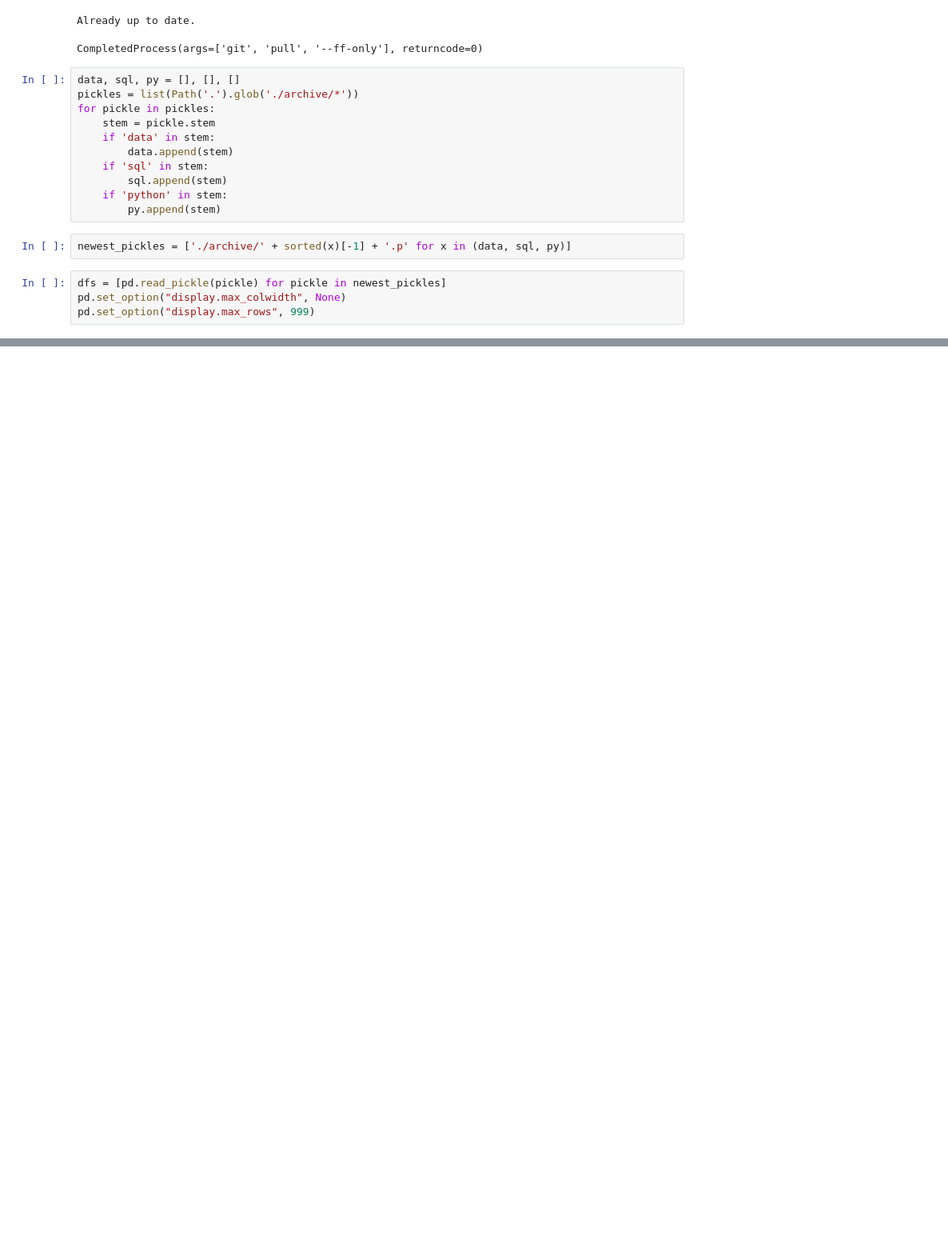
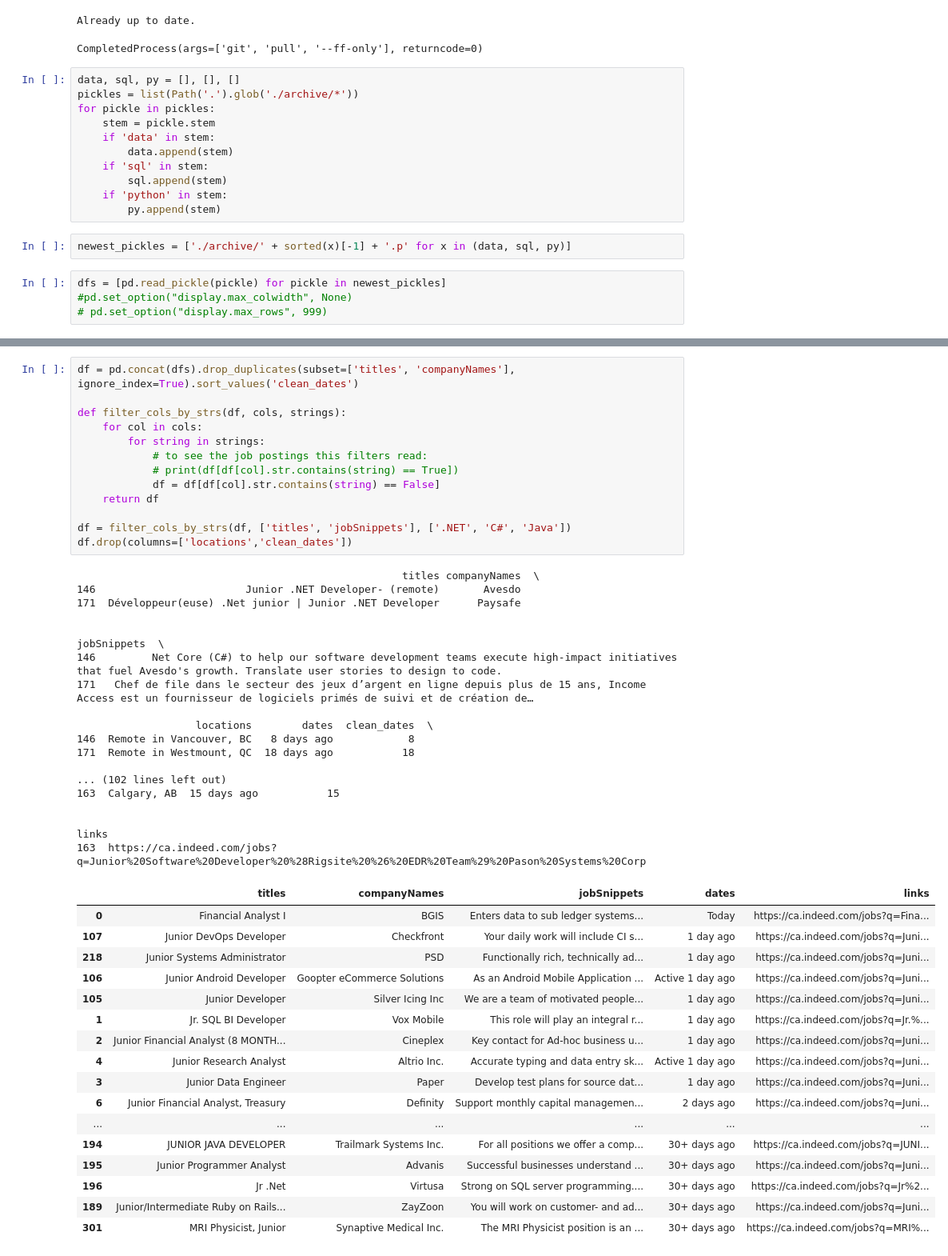
Before and after one commit to yrom1/indeed-job-scraper, a Jupyter notebook: read_local_pickle.ipynb, the cells around one changed output, grey strips where cells are left out. Shown at 80% size. Saved outputs shown, nothing was run; the diff lists cells and outputs as text; blank space fills up the shorter version.

Commit message:
Filter '.NET', 'C#', 'Java' postings

```diff
--- a/read_local_pickle.ipynb
+++ b/read_local_pickle.ipynb
@@ -22,5 +22,5 @@ for pickle in pickles:
 newest_pickles = ['./archive/' + sorted(x)[-1] + '.p' for x in (data, sql, py)]
 # %%
 dfs = [pd.read_pickle(pickle) for pickle in newest_pickles]
-pd.set_option("display.max_colwidth", None)
-pd.set_option("display.max_rows", 999)
+#pd.set_option("display.max_colwidth", None)
+# pd.set_option("display.max_rows", 999)
@@ -46,0 +27,48 @@ pd.concat(dfs).drop_duplicates(subset=['titles', 'companyNames'], ignore_index=T
+# %%
+df = pd.concat(dfs).drop_duplicates(subset=['titles', 'companyNames'], ignore_index=True).sort_values('clean_dates')
+
+def filter_cols_by_strs(df, cols, strings):
+    for col in cols:
+        for string in strings:
+            # to see the job postings this filters read:
+            # print(df[df[col].str.contains(string) == True])
+            df = df[df[col].str.contains(string) == False]
+    return df
+
+df = filter_cols_by_strs(df, ['titles', 'jobSnippets'], ['.NET', 'C#', 'Java'])
+df.drop(columns=['locations','clean_dates'])
+# %% [output]
+                                                    titles companyNames  \
+146                        Junior .NET Developer- (remote)       Avesdo
+171  Développeur(euse) .Net junior | Junior .NET Developer      Paysafe
+
+                                                                                                                                                           jobSnippets  \
+146         Net Core (C#) to help our software development teams execute high-impact initiatives that fuel Avesdo's growth. Translate user stories to design to code.
+171   Chef de file dans le secteur des jeux d’argent en ligne depuis plus de 15 ans, Income Access est un fournisseur de logiciels primés de suivi et de création de…
+
+                   locations        dates  clean_dates  \
+146  Remote in Vancouver, BC   8 days ago            8
+171  Remote in Westmount, QC  18 days ago           18
+
+... (102 lines left out)
+163  Calgary, AB  15 days ago           15
+
+                                                                                                                      links
+163  https://ca.indeed.com/jobs?q=Junior%20Software%20Developer%20%28Rigsite%20%26%20EDR%20Team%29%20Pason%20Systems%20Corp
+|  | titles | companyNames | jobSnippets | dates | links |
+| 0 | Financial Analyst I | BGIS | Enters data to sub ledger systems... | Today | https://ca.indeed.com/jobs?q=Fina... |
+| 107 | Junior DevOps Developer | Checkfront | Your daily work will include CI s... | 1 day ago | https://ca.indeed.com/jobs?q=Juni... |
+| 218 | Junior Systems Administrator | PSD | Functionally rich, technically ad... | 1 day ago | https://ca.indeed.com/jobs?q=Juni... |
+| 106 | Junior Android Developer | Goopter eCommerce Solutions | As an Android Mobile Application ... | Active 1 day ago | https://ca.indeed.com/jobs?q=Juni... |
+| 105 | Junior Developer | Silver Icing Inc | We are a team of motivated people... | 1 day ago | https://ca.indeed.com/jobs?q=Juni... |
+| 1 | Jr. SQL BI Developer | Vox Mobile | This role will play an integral r... | 1 day ago | https://ca.indeed.com/jobs?q=Jr.%... |
+| 2 | Junior Financial Analyst (8 MONTH... | Cineplex | Key contact for Ad-hoc business u... | 1 day ago | https://ca.indeed.com/jobs?q=Juni... |
+| 4 | Junior Research Analyst | Altrio Inc. | Accurate typing and data entry sk... | Active 1 day ago | https://ca.indeed.com/jobs?q=Juni... |
+| 3 | Junior Data Engineer | Paper | Develop test plans for source dat... | 1 day ago | https://ca.indeed.com/jobs?q=Juni... |
+| 6 | Junior Financial Analyst, Treasury | Definity | Support monthly capital managemen... | 2 days ago | https://ca.indeed.com/jobs?q=Juni... |
+| ... | ... | ... | ... | ... | ... |
+| 194 | JUNIOR JAVA DEVELOPER | Trailmark Systems Inc. | For all positions we offer a comp... | 30+ days ago | https://ca.indeed.com/jobs?q=JUNI... |
+| 195 | Junior Programmer Analyst | Advanis | Successful businesses understand ... | 30+ days ago | https://ca.indeed.com/jobs?q=Juni... |
+| 196 | Jr .Net | Virtusa | Strong on SQL server programming.... | 30+ days ago | https://ca.indeed.com/jobs?q=Jr%2... |
+| 189 | Junior/Intermediate Ruby on Rails... | ZayZoon | You will work on customer- and ad... | 30+ days ago | https://ca.indeed.com/jobs?q=Juni... |
+| 301 | MRI Physicist, Junior | Synaptive Medical Inc. | The MRI Physicist position is an ... | 30+ days ago | https://ca.indeed.com/jobs?q=MRI%... |
```
Also changed, not shown: parts of 1 cell of this notebook.
